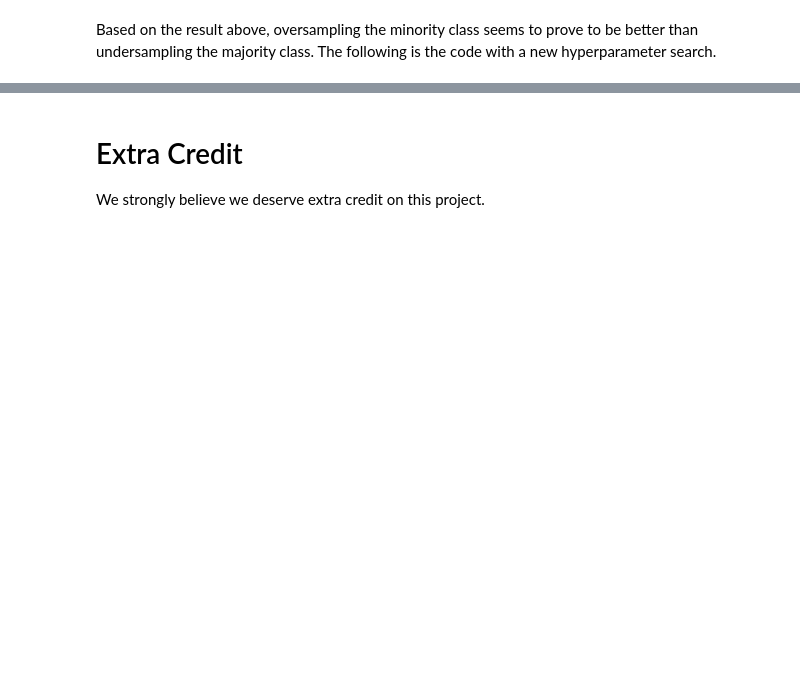
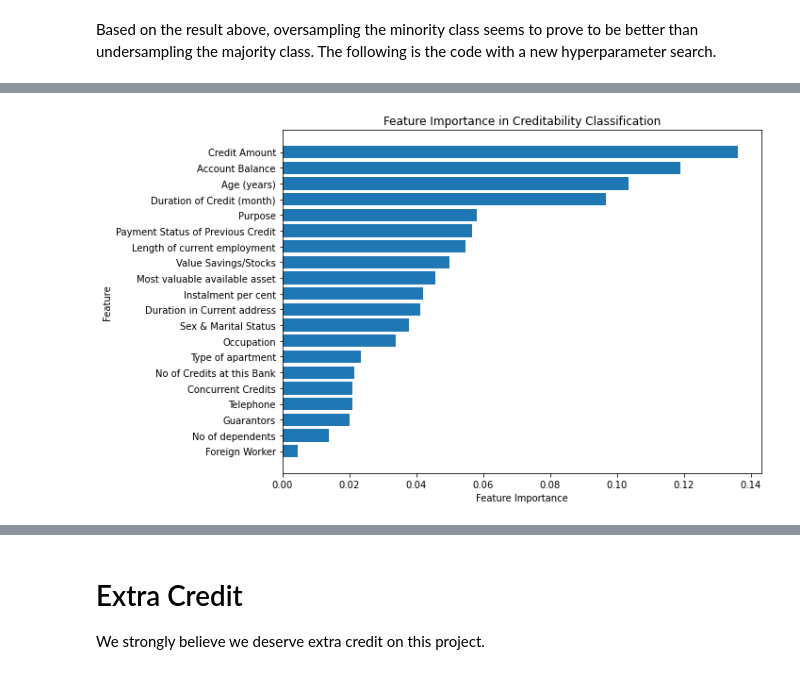
Before and after one commit to COGS118A/Group010-SP23, a Jupyter notebook: FinalProject_Group010-SP23.ipynb, the cells around one changed output, grey strips where cells are left out. Cells and saved outputs as stored; diff of their text form; code cells hidden in the pictures; blank space fills up the shorter version.

```diff
--- a/FinalProject_Group010-SP23.ipynb
+++ b/FinalProject_Group010-SP23.ipynb
@@ -657,0 +788,39 @@ The motivation for this method is based on the success of the random forest. We
+# %%
+import numpy as np
+import pandas as pd
+import matplotlib.pyplot as plt
+from sklearn.ensemble import RandomForestClassifier
+
+# Load and preprocess the data
+# Assuming you have the data loaded into a pandas DataFrame named 'data_df'
+# Perform data preprocessing, such as converting categorical variables to numerical format, normalizing numeric features, etc.
+data_df = pd.read_csv('German_credit.csv')
+
+# Separate the features and labels
+features = data_df.drop("Creditability", axis=1).values
+labels = data_df["Creditability"].values
+
+# Create a Random Forest classifier for feature selection
+random_forest = RandomForestClassifier(n_estimators=100, random_state=42)
+random_forest.fit(features, labels)
+
+# Get feature importances
+importances = random_forest.feature_importances_
+
+# Get feature names
+feature_names = data_df.drop("Creditability", axis=1).columns
+
+# Sort indices based on feature importances
+indices = np.argsort(importances)
+
+# Plotting
+plt.figure(figsize=(10, 6))
+plt.barh(range(len(indices)), importances[indices], align="center")
+plt.yticks(range(len(indices)), feature_names[indices])
+plt.xlabel("Feature Importance")
+plt.ylabel("Feature")
+plt.title("Feature Importance in Creditability Classification")
+plt.tight_layout()
+plt.show()
+# %% [output]
+[figure, added]
```
Also changed, not shown: parts of 21 cells of this notebook.
